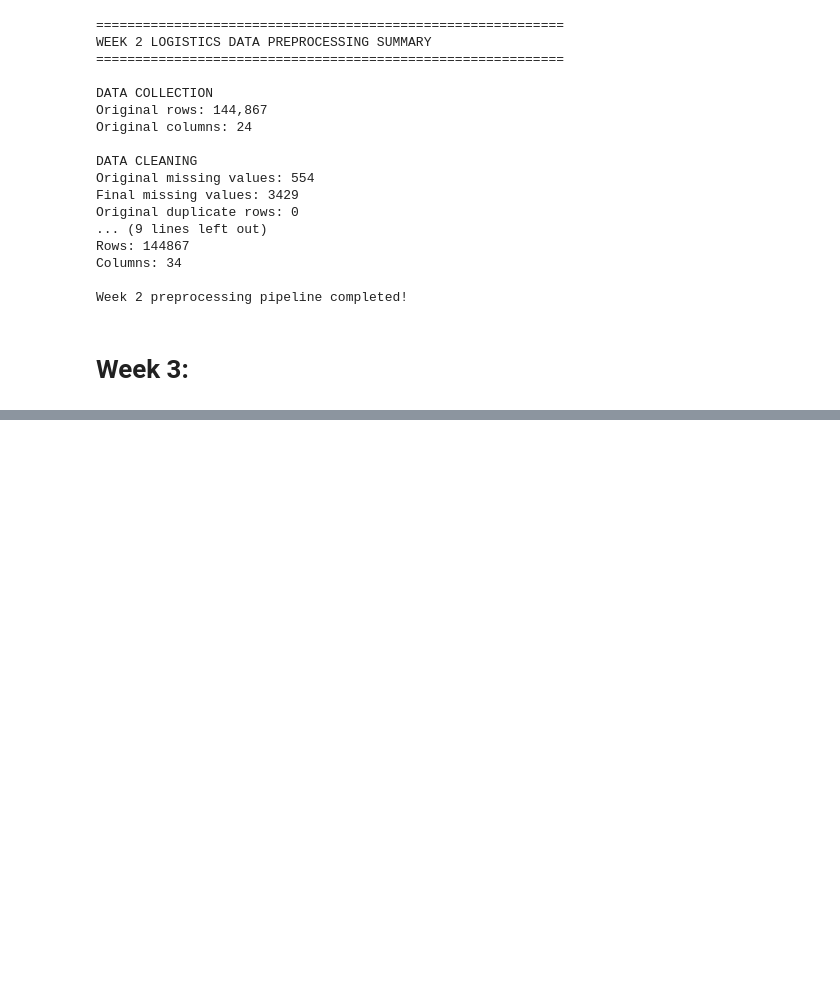
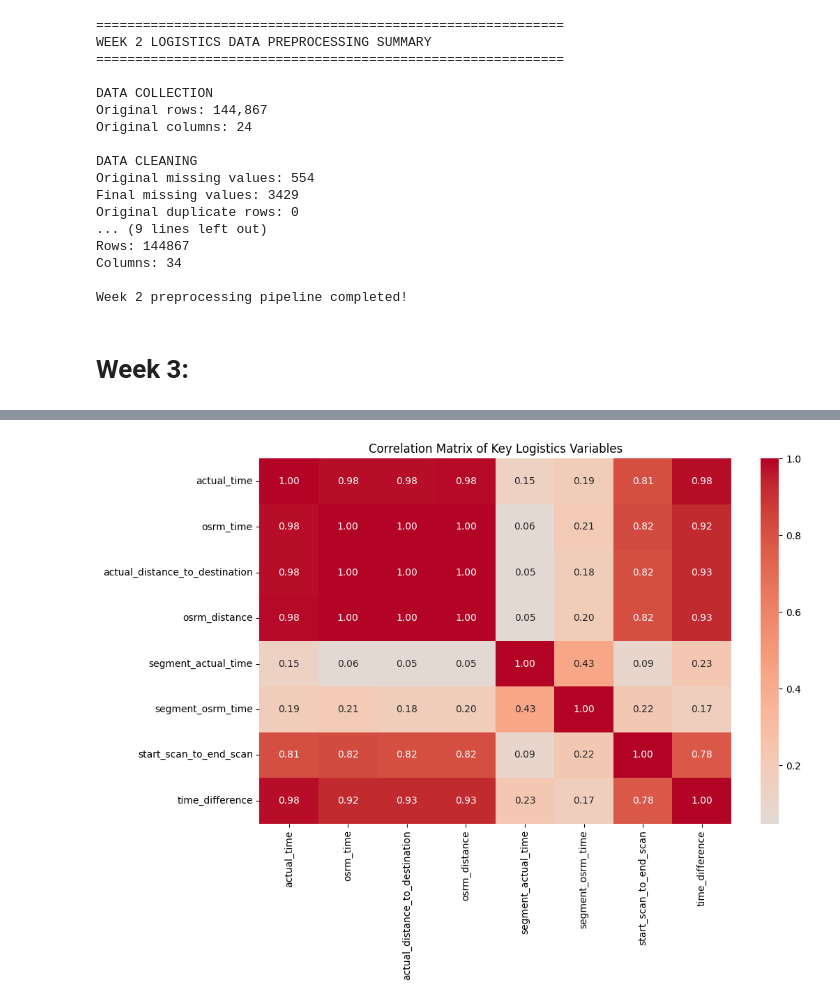
Before and after one commit to madupusanjana/logistics-data-analysis-internship, a Jupyter notebook: logistics_analysis.ipynb, the cells around one changed output, grey strips where cells are left out. Cells and saved outputs as stored; diff of their text form; code cells hidden in the pictures; blank space fills up the shorter version.

```diff
--- a/logistics_analysis.ipynb
+++ b/logistics_analysis.ipynb
@@ -1929,0 +2234,18 @@ Week 2 preprocessing pipeline completed!
+# %%
+correlation_columns = [
+    "actual_time",
+    "osrm_time",
+    "actual_distance_to_destination",
+    "osrm_distance",
+    "segment_actual_time",
+    "segment_osrm_time",
+    "start_scan_to_end_scan",
+    "time_difference"
+]
+
+correlation_matrix = (
+    analysis_df[correlation_columns]
+    .corr()
+)
+
+display(correlation_matrix.round(2))
@@ -1929,0 +2262,16 @@ Week 2 preprocessing pipeline completed!
+# %%
+plt.figure(figsize=(11, 8))
+
+sns.heatmap(
+    correlation_matrix,
+    annot=True,
+    fmt=".2f",
+    cmap="coolwarm",
+    center=0
+)
+
+plt.title("Correlation Matrix of Key Logistics Variables")
+plt.tight_layout()
+plt.show()
+# %% [output]
+[figure, added]
```
Also changed, not shown: parts of 33 cells of this notebook.
